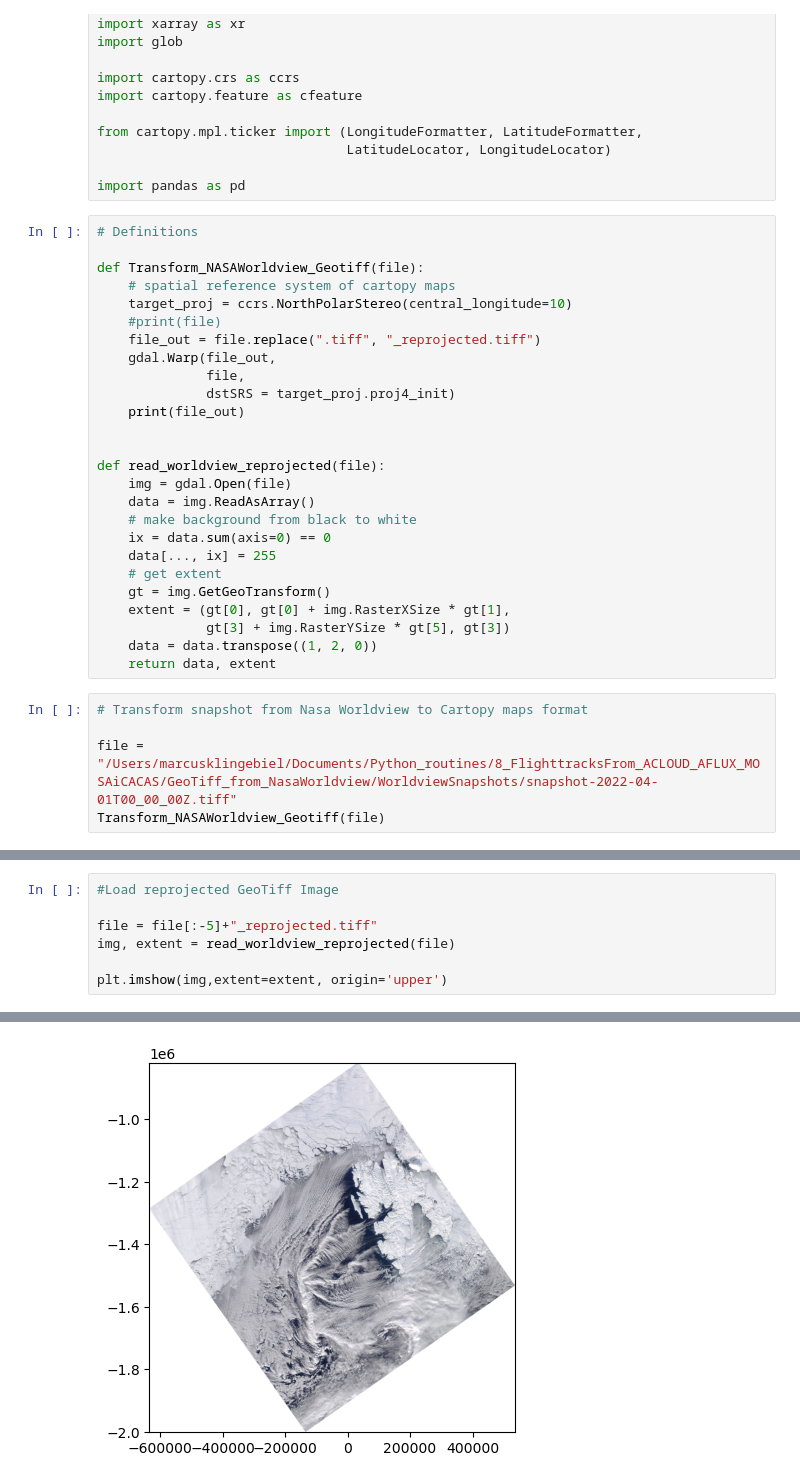
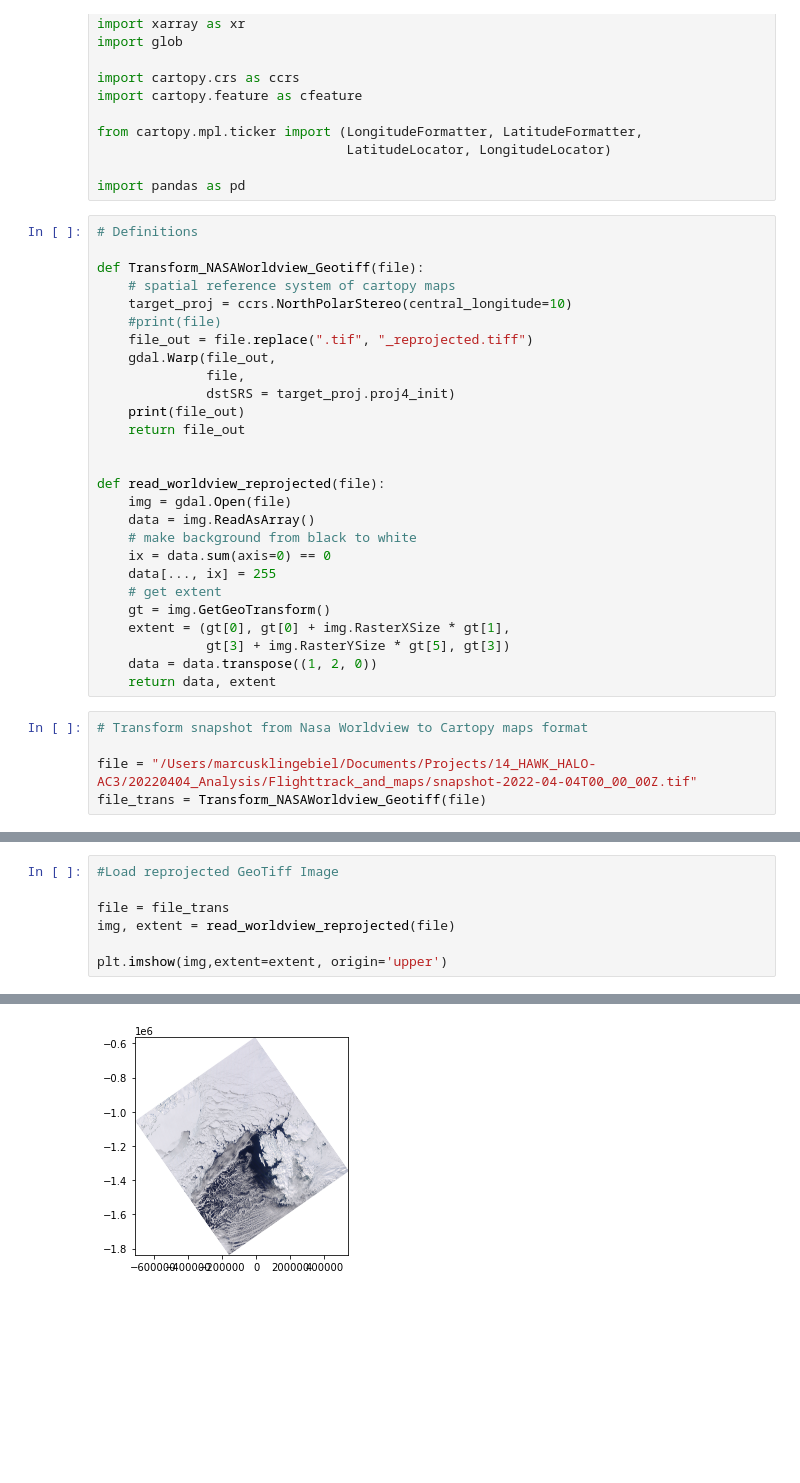
Before and after one commit to MarcusKlingebiel/Plot_NasaWorldview_Snapshots_GeoTiff, a Jupyter notebook: Plot_NASA_Worldview_GeoTiff_Snapshots.ipynb, the cells around one changed output, grey strips where cells are left out. Cells and saved outputs as stored; diff of their text form; blank space fills up the shorter version.

```diff
--- a/Plot_NASA_Worldview_GeoTiff_Snapshots.ipynb
+++ b/Plot_NASA_Worldview_GeoTiff_Snapshots.ipynb
@@ -20,11 +20,12 @@ def Transform_NASAWorldview_Geotiff(file):
     # spatial reference system of cartopy maps
     target_proj = ccrs.NorthPolarStereo(central_longitude=10)
     #print(file)
-    file_out = file.replace(".tiff", "_reprojected.tiff")
+    file_out = file.replace(".tif", "_reprojected.tiff")
     gdal.Warp(file_out,
               file,
               dstSRS = target_proj.proj4_init)
     print(file_out)
+    return file_out
 
 
 def read_worldview_reprojected(file):
@@ -42,6 +43,6 @@ def read_worldview_reprojected(file):
 # %%
 # Transform snapshot from Nasa Worldview to Cartopy maps format
 
-file = "/Users/marcusklingebiel/Documents/Python_routines/8_FlighttracksFrom_ACLOUD_AFLUX_MOSAiCACAS/GeoTiff_from_NasaWorldview/WorldviewSnapshots/snapshot-2022-04-01T00_00_00Z.tiff"
-Transform_NASAWorldview_Geotiff(file)
+file = "/Users/marcusklingebiel/Documents/Projects/14_HAWK_HALO-AC3/20220404_Analysis/Flighttrack_and_maps/snapshot-2022-04-04T00_00_00Z.tif"
+file_trans = Transform_NASAWorldview_Geotiff(file)
 # %% [output]
@@ -49,13 +50,13 @@ Transform_NASAWorldview_Geotiff(file)
 # %%
 #Load reprojected GeoTiff Image
 
-file = file[:-5]+"_reprojected.tiff"
+file = file_trans
 img, extent = read_worldview_reprojected(file)
 
 plt.imshow(img,extent=extent, origin='upper')
 # %% [output]
 <matplotlib.image.AxesImage at 0x...>
-[figure, old version]
+[figure, new version]
 # %%
 # Plot satellite picture on map
 
```
Also changed, not shown: parts of 2 cells of this notebook.
